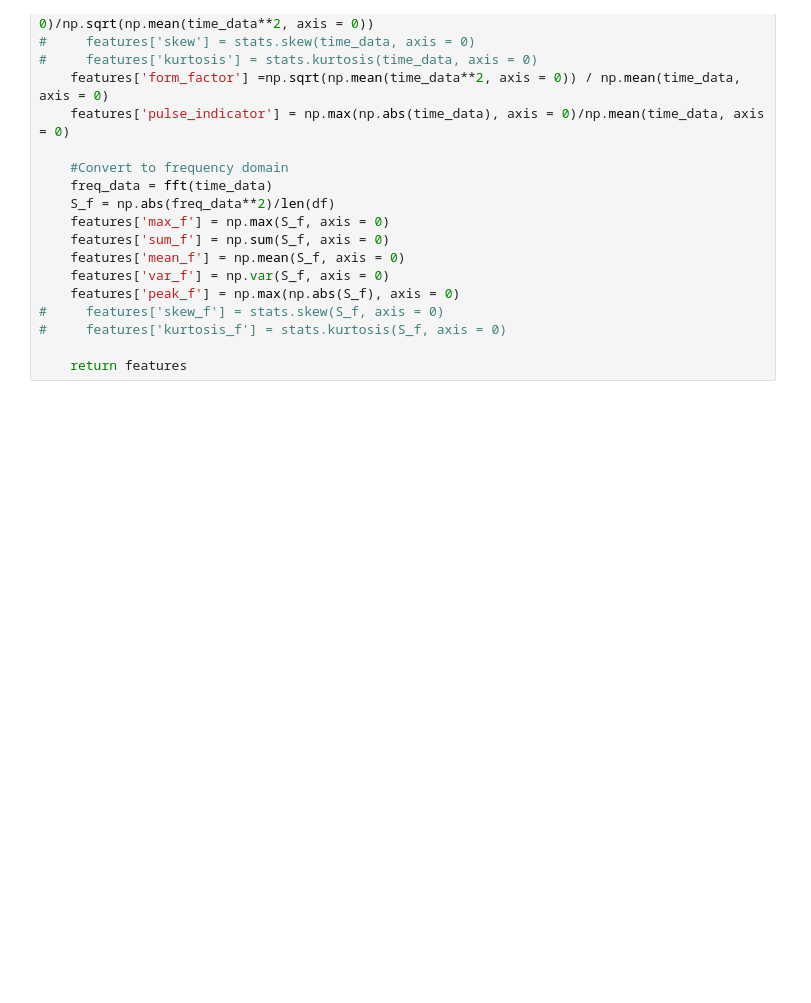
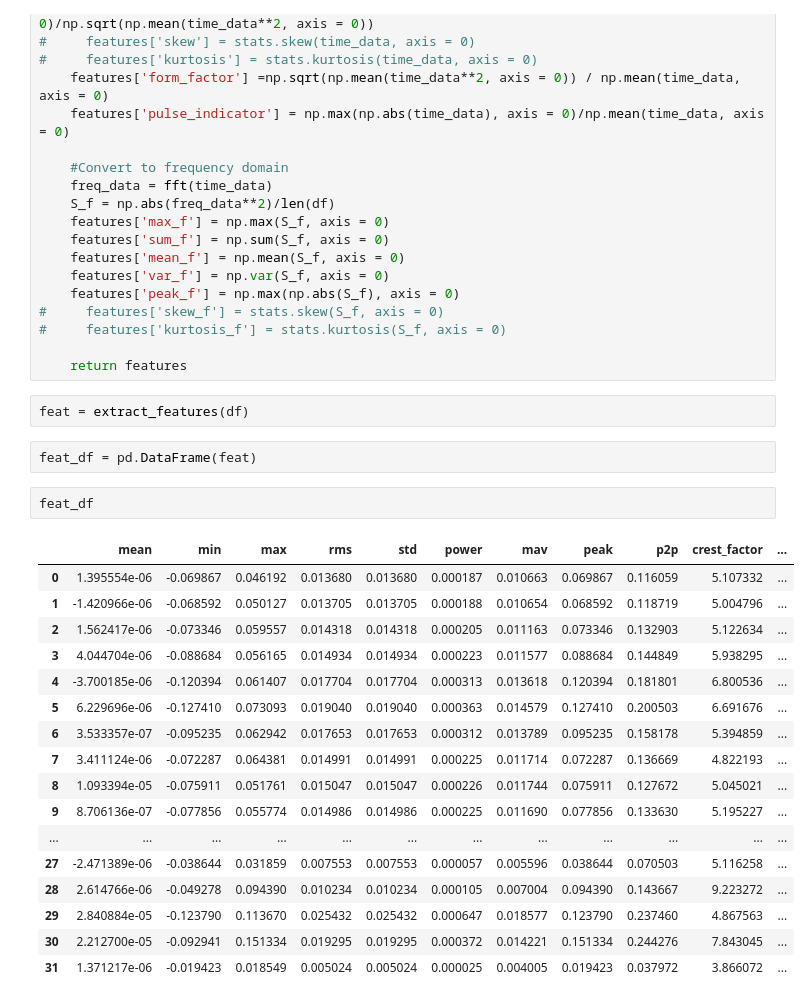
Before and after one commit to tanmaygadgil/DS5500-project, a Jupyter notebook: DL/Test Numpy functions.ipynb, the cells around one changed output. Cells and saved outputs as stored; diff of their text form; blank space fills up the shorter version.

```diff
--- a/DL/Test Numpy functions.ipynb
+++ b/DL/Test Numpy functions.ipynb
@@ -262,3 +262,27 @@ def extract_features(df):
 #     features['kurtosis_f'] = stats.kurtosis(S_f, axis = 0)
 
     return features
+# %%
+feat = extract_features(df)
+# %%
+feat_df = pd.DataFrame(feat)
+# %%
+feat_df
+# %% [output]
+|  | mean | min | max | rms | std | power | mav | peak | p2p | crest_factor | ... |
+| 0 | 1.395554e-06 | -0.069867 | 0.046192 | 0.013680 | 0.013680 | 0.000187 | 0.010663 | 0.069867 | 0.116059 | 5.107332 | ... |
+| 1 | -1.420966e-06 | -0.068592 | 0.050127 | 0.013705 | 0.013705 | 0.000188 | 0.010654 | 0.068592 | 0.118719 | 5.004796 | ... |
+| 2 | 1.562417e-06 | -0.073346 | 0.059557 | 0.014318 | 0.014318 | 0.000205 | 0.011163 | 0.073346 | 0.132903 | 5.122634 | ... |
+| 3 | 4.044704e-06 | -0.088684 | 0.056165 | 0.014934 | 0.014934 | 0.000223 | 0.011577 | 0.088684 | 0.144849 | 5.938295 | ... |
+| 4 | -3.700185e-06 | -0.120394 | 0.061407 | 0.017704 | 0.017704 | 0.000313 | 0.013618 | 0.120394 | 0.181801 | 6.800536 | ... |
+| 5 | 6.229696e-06 | -0.127410 | 0.073093 | 0.019040 | 0.019040 | 0.000363 | 0.014579 | 0.127410 | 0.200503 | 6.691676 | ... |
+| 6 | 3.533357e-07 | -0.095235 | 0.062942 | 0.017653 | 0.017653 | 0.000312 | 0.013789 | 0.095235 | 0.158178 | 5.394859 | ... |
+| 7 | 3.411124e-06 | -0.072287 | 0.064381 | 0.014991 | 0.014991 | 0.000225 | 0.011714 | 0.072287 | 0.136669 | 4.822193 | ... |
+| 8 | 1.093394e-05 | -0.075911 | 0.051761 | 0.015047 | 0.015047 | 0.000226 | 0.011744 | 0.075911 | 0.127672 | 5.045021 | ... |
+| 9 | 8.706136e-07 | -0.077856 | 0.055774 | 0.014986 | 0.014986 | 0.000225 | 0.011690 | 0.077856 | 0.133630 | 5.195227 | ... |
+| ... | ... | ... | ... | ... | ... | ... | ... | ... | ... | ... | ... |
+| 27 | -2.471389e-06 | -0.038644 | 0.031859 | 0.007553 | 0.007553 | 0.000057 | 0.005596 | 0.038644 | 0.070503 | 5.116258 | ... |
+| 28 | 2.614766e-06 | -0.049278 | 0.094390 | 0.010234 | 0.010234 | 0.000105 | 0.007004 | 0.094390 | 0.143667 | 9.223272 | ... |
+| 29 | 2.840884e-05 | -0.123790 | 0.113670 | 0.025432 | 0.025432 | 0.000647 | 0.018577 | 0.123790 | 0.237460 | 4.867563 | ... |
+| 30 | 2.212700e-05 | -0.092941 | 0.151334 | 0.019295 | 0.019295 | 0.000372 | 0.014221 | 0.151334 | 0.244276 | 7.843045 | ... |
+| 31 | 1.371217e-06 | -0.019423 | 0.018549 | 0.005024 | 0.005024 | 0.000025 | 0.004005 | 0.019423 | 0.037972 | 3.866072 | ... |
```
Also changed, not shown: 2 other files.
